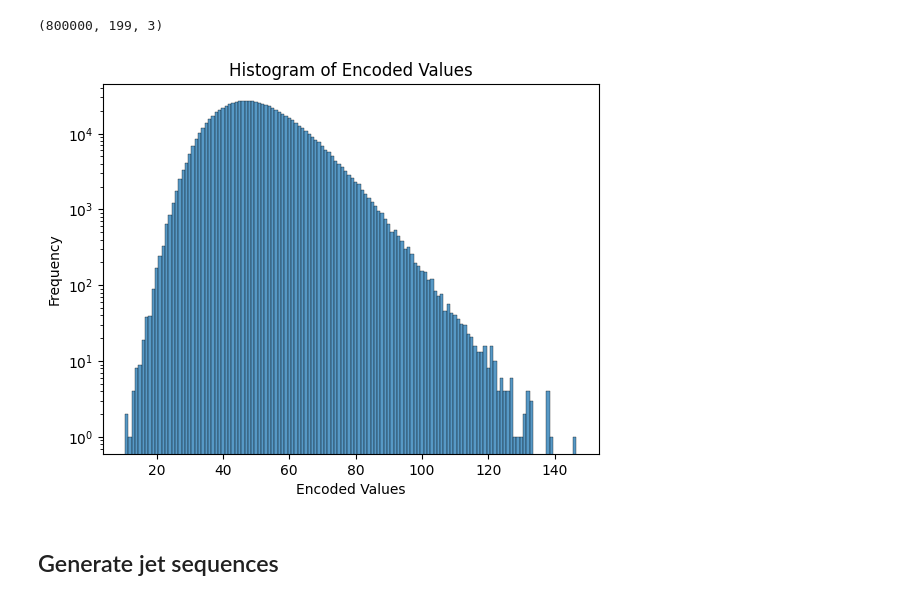
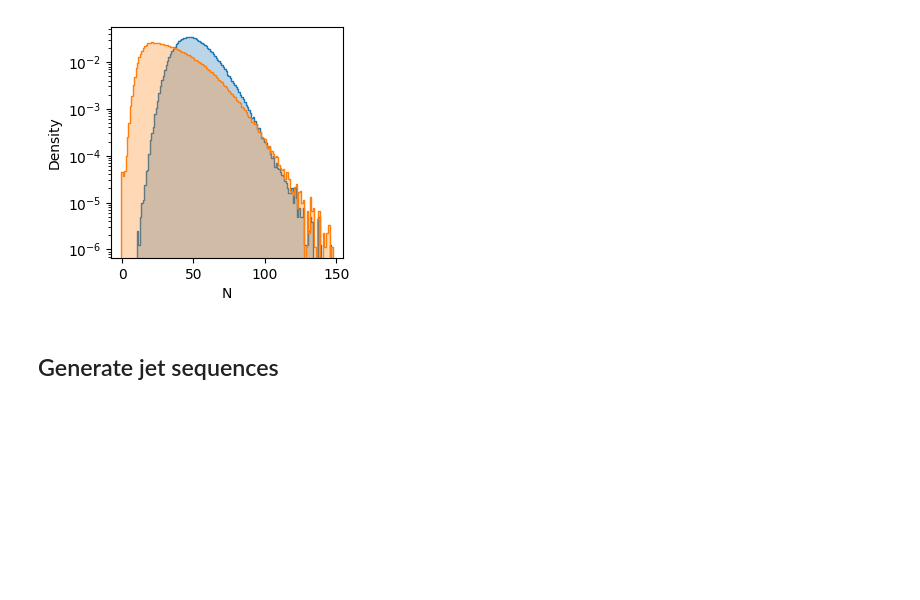
Before and after one commit to dfaroughy/SyntheticJets, a Jupyter notebook: jetclass_data.ipynb, the cells around one changed output. Saved outputs shown, nothing was run; the diff lists cells and outputs as text; code cells hidden in the pictures; blank space fills up the shorter version.

```diff
--- a/jetclass_data.ipynb
+++ b/jetclass_data.ipynb
@@ -1,8 +3,13 @@
 # %%
 from synthetic_data import JetSequence
 
-jet_seq = JetSequence(filepath='/home/df630/SyntheticJets/data/TTBar_val___1Mfromeach_403030.h5', )
-jets = jet_seq.map_to_sequence()
+tops = JetSequence(filepath='/home/df630/SyntheticJets/data/TTBar_val___1Mfromeach_403030.h5', )
+qcd = JetSequence(filepath='/home/df630/SyntheticJets/data/ZJetsToNuNu_val___1Mfromeach_403030.h5', )
+
+tops_seq = tops.map_to_sequence()
+tops_bin = tops.seq_to_bins_decoding(tops_seq)
+qcd_seq = qcd.map_to_sequence()
+qcd_bin = qcd.seq_to_bins_decoding(qcd_seq)
 # %% [output]
 INFO: start token: None
 INFO: end token: None
@@ -41,4 +19,0 @@ array([[33, 14, 14],
-# %%
-jets_bins.shape
-# %% [output]
-(800000, 199, 3)
@@ -64,16 +20,17 @@ multiplicity = mask.sum(axis=1)
-# %%
-import matplotlib.pyplot as plt
-import seaborn as sns
-
-sns.histplot(multiplicity, discrete=True)
-
-plt.xlabel('Encoded Values')
-plt.ylabel('Frequency')
-plt.title('Histogram of Encoded Values')
-plt.yscale('log')
-plt.show()
-# %% [output]
-[figure, removed]
+# %%
+import matplotlib.pyplot as plt
+import seaborn as sns
+
+fig, _ = plt.subplots(1, 1, figsize=(3, 3))
+sns.histplot((tops_seq != tops.pad_token).sum(axis=1), discrete=True, fill=True, alpha=0.3, label='gpt2', element='step', stat='density',)
+sns.histplot((qcd_seq != qcd.pad_token).sum(axis=1), discrete=True, fill=True, alpha=0.3, label='gpt2', element='step', stat='density',)
+
+plt.xlabel('N')
+plt.ylabel('Density')
+plt.yscale('log')
+plt.show()
+# %% [output]
+[figure, added]
 # %% [markdown]
 ## Generate jet sequences
 # %%
```
Also changed, not shown: parts of 34 cells of this notebook, 4 other files.
